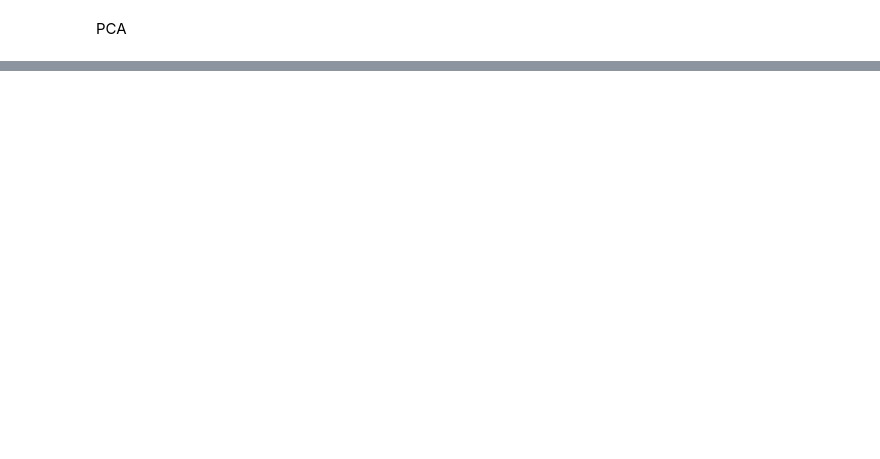
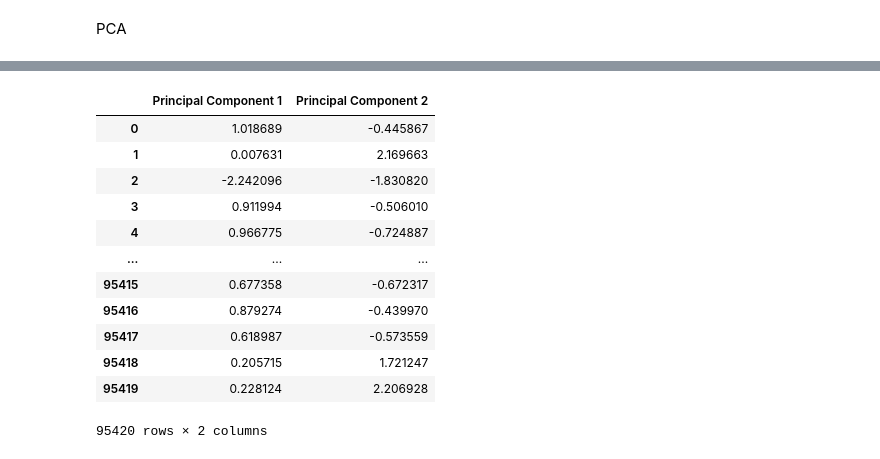
Before and after one commit to peerapat-t/Full-customer-funnel-and-machine-learing, a Jupyter notebook: 02. customer segmentation.ipynb, the cells around one changed output, grey strips where cells are left out. Saved outputs shown, nothing was run; the diff lists cells and outputs as text; code cells hidden in the pictures; blank space fills up the shorter version.

```diff
--- a/02. customer segmentation.ipynb
+++ b/02. customer segmentation.ipynb
@@ -908,0 +818,16 @@ df.groupby('segment').mean().pivot_table(index=None, columns='segment')
+# %%
+df_pca
+# %% [output]
+|  | Principal Component 1 | Principal Component 2 |
+| 0 | 1.018689 | -0.445867 |
+| 1 | 0.007631 | 2.169663 |
+| 2 | -2.242096 | -1.830820 |
+| 3 | 0.911994 | -0.506010 |
+| 4 | 0.966775 | -0.724887 |
+| ... | ... | ... |
+| 95415 | 0.677358 | -0.672317 |
+| 95416 | 0.879274 | -0.439970 |
+| 95417 | 0.618987 | -0.573559 |
+| 95418 | 0.205715 | 1.721247 |
+| 95419 | 0.228124 | 2.206928 |
+95420 rows × 2 columns
```
Also changed, not shown: parts of 59 cells of this notebook, 1 other file.
